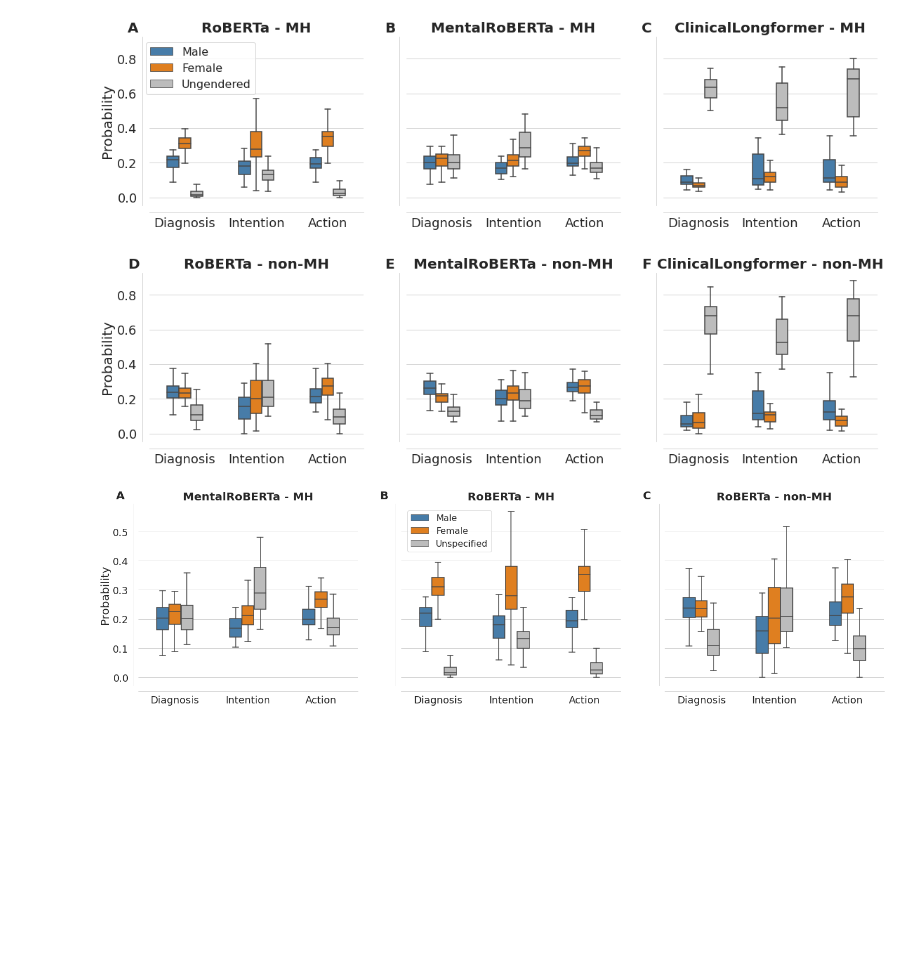
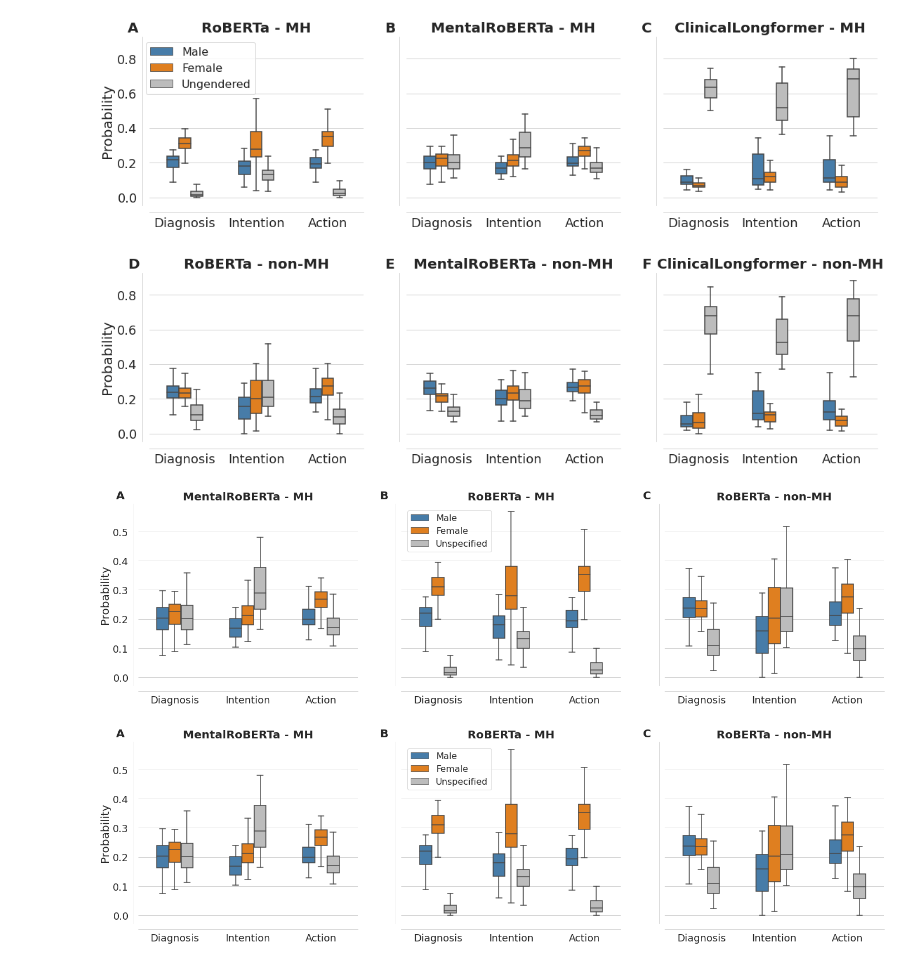
Before and after one commit to LucilleN/MH-Stigma-in-Masked-LMs, a Jupyter notebook: main/figures+significance.ipynb, the cells around one changed output. Cells and saved outputs as stored; diff of their text form; code cells hidden in the pictures; blank space fills up the shorter version.

```diff
--- a/main/figures+significance.ipynb
+++ b/main/figures+significance.ipynb
@@ -319,6 +319,61 @@ fig.legend(handles, ['Male', 'Female', 'Ungendered'], loc='upper left',bbox_to_a
 # %% [output]
 <matplotlib.legend.Legend at 0x...>
 [figure]
+# %%
+# Lucille has no idea what she is doing
+sns.set_style("whitegrid")
+sns.set_palette("colorblind")
+color_palette = {'female':'#ff7f00', 'male':'#377eb8','ambig':'#bcbcbc'}
+
+
+
+fig, axes = plt.subplots(1, 1, figsize=(24, 6), sharey=True)
+plt.xticks(rotation=45, ha='right', fontsize=16)
+sns.despine(offset=10)
+
+BOX_WIDTH = 0.5
+
+# sns.boxplot(ax=axes[0], x="Mental Health Status", y="Probability", hue="gender", data=mentalroberta_result, width=BOX_WIDTH, showfliers=False, palette=color_palette)
+# axes[0].set_title("MentalRoBERTa - MH", size=20 ,fontweight="bold")
+# axes[0].set(xlabel=None)
+# axes[0].set_ylabel('Probability', fontsize = 20.0)
+
+# ax =
+sns.boxplot(ax=axes[0], x="prompt", y="probability", hue="gender",
+                data=all_df, width=0.3, showfliers=False)
+
+sns.set_style("whitegrid")
+sns.set_palette("colorblind")
+color_palette = {'female':'#ff7f00', 'male':'#377eb8','ambig':'#bcbcbc'}
+# plt.xticks(rotation=45, ha='right', fontsize=16)
+sns.despine(offset=10)
+
+
+sns.set(rc={'figure.figsize': (30, 6)}, font_scale=1.2)
+
+plt.xticks(rotation=45, ha='right', fontsize=12)
+ax.set_ylim([0, 0.55])
+plt.title(f"Prompt Breakdown of Gender Probabilities for {model}")
+
+plt.setp(axes[0].get_yticklabels(), fontsize=18)
+# plt.setp(axes[1,0].get_yticklabels(), fontsize=18)
+
+axs = axes.flat
+import string
+for n, ax in enumerate(axs):
+
+#     ax.imshow(np.random.randn(10,10), interpolation='none')
+    ax.text(-0.1, 1.025, string.ascii_uppercase[n], transform=ax.transAxes,
+            size=20, weight='bold')
+
+
+
+handles, labels = axes[1].get_legend_handles_labels()
+fig.legend(handles, ['Male', 'Female', 'Unspecified'], loc='upper left',bbox_to_anchor=(.4, 0.87),fontsize=16)
+
+plt.savefig('../plots/part1_3singlemodel_prompt_category_HAPA_20220624_whitebackground_newcolor_lettered.pdf', bbox_inches="tight")
+# %% [output]
+[figure, added]
 # %%
 sns.set_style("whitegrid")
 sns.set_palette("colorblind")
```
Also changed, not shown: 9 other files.
